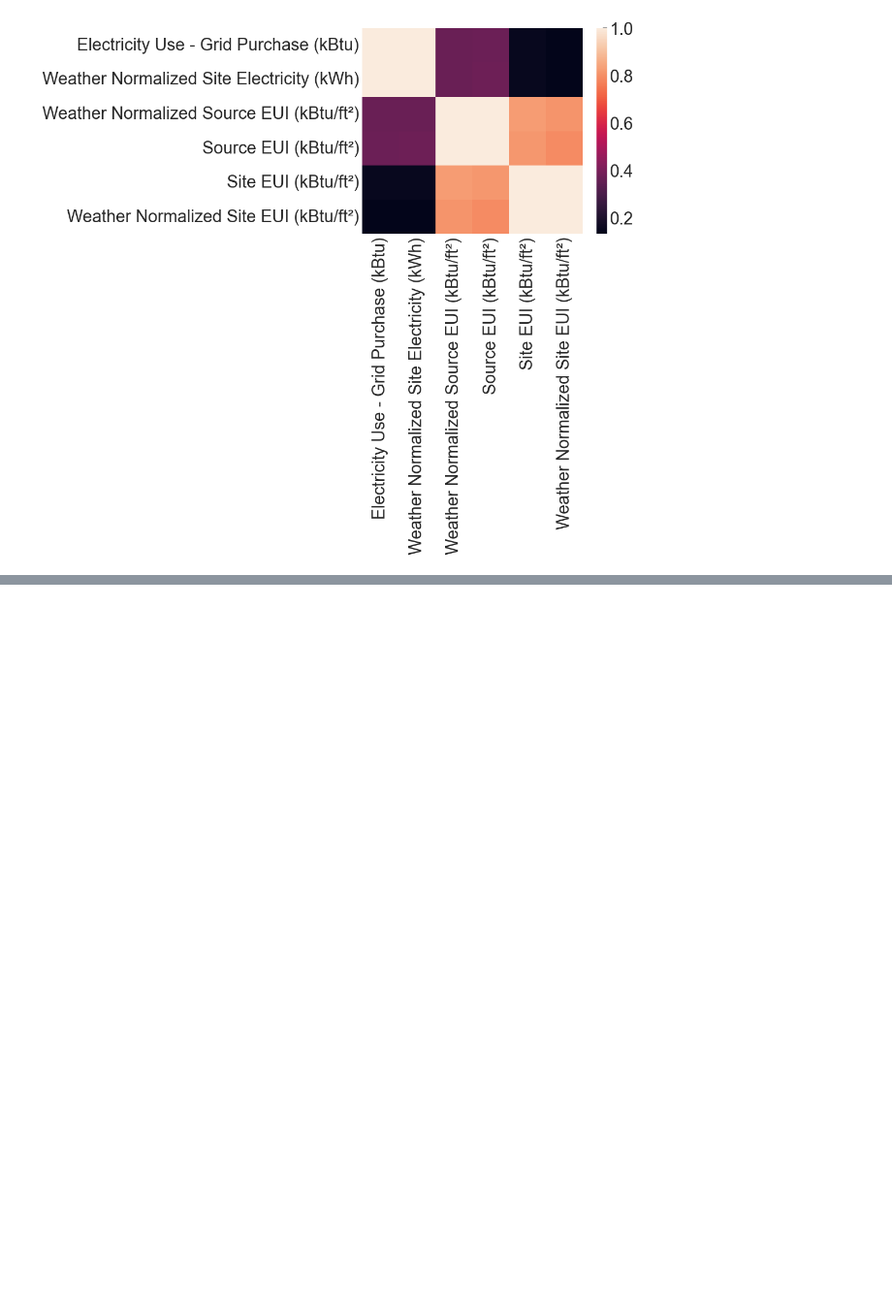
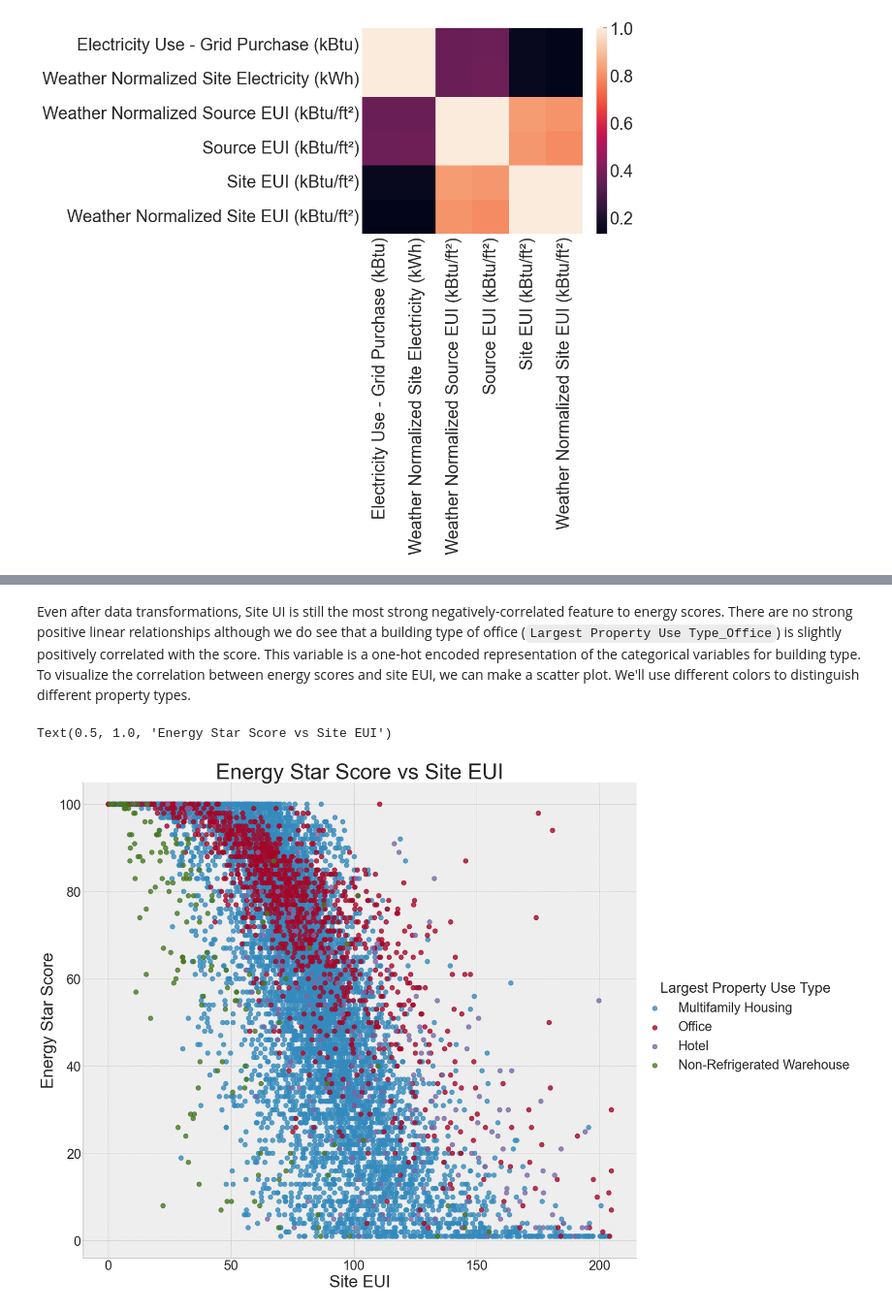
Before and after one commit to zkhechadoorian/NYC-LL84-Benchmarking, a Jupyter notebook: notebooks/0_eda.ipynb, the cells around one changed output, grey strips where cells are left out. Shown at 97% size. Saved outputs shown, nothing was run; the diff lists cells and outputs as text; code cells hidden in the pictures; blank space fills up the shorter version.

```diff
--- a/notebooks/0_eda.ipynb
+++ b/notebooks/0_eda.ipynb
@@ -420,0 +550,36 @@ The correlation matrix above allows shows that many columns have a nearly-equiva
+# %% [markdown]
+Even after data transformations, Site UI is still the most strong negatively-correlated feature to energy scores. There are no strong positive linear relationships although we do see that a building type of office (`Largest Property Use Type_Office`) is slightly positively correlated with the score. This variable is a one-hot encoded representation of the categorical variables for building type. To visualize the correlation between energy scores and site EUI, we can make a scatter plot. We'll use different colors to distinguish different property types.
+# %%
+from IPython.core.pylabtools import figsize
+
+column_name = 'Largest Property Use Type'
+property_types = list(data[column_name].unique())
+
+# Set figure size
+figsize(12, 10)
+
+# Extract building types for rows where 'score' is not NaN
+features['Largest Property Use Type'] = data.dropna(subset=['ENERGY STAR Score'])['Largest Property Use Type']
+
+# Filter to building types with more than 100 observations
+features = features[features['Largest Property Use Type'].isin(property_types)]
+
+# Create the scatterplot using seaborn
+sns.lmplot(
+    data=features,
+    x='Site EUI (kBtu/ft²)',
+    y='ENERGY STAR Score',
+    hue='Largest Property Use Type',
+    scatter_kws={'alpha': 0.8, 's': 60},
+    fit_reg=False,
+    height=12,
+    aspect=1.2
+)
+
+# Customize labels and title
+plt.xlabel("Site EUI", fontsize=28)
+plt.ylabel("Energy Star Score", fontsize=28)
+plt.title("Energy Star Score vs Site EUI", fontsize=36)
+# %% [output]
+Text(0.5, 1.0, 'Energy Star Score vs Site EUI')
+[figure, added]
```
Also changed, not shown: parts of 14 cells of this notebook.
